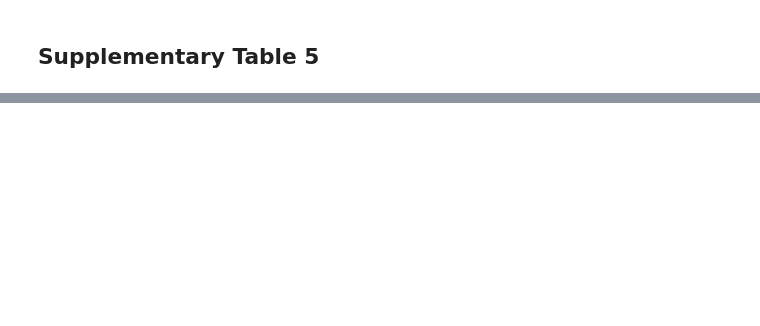
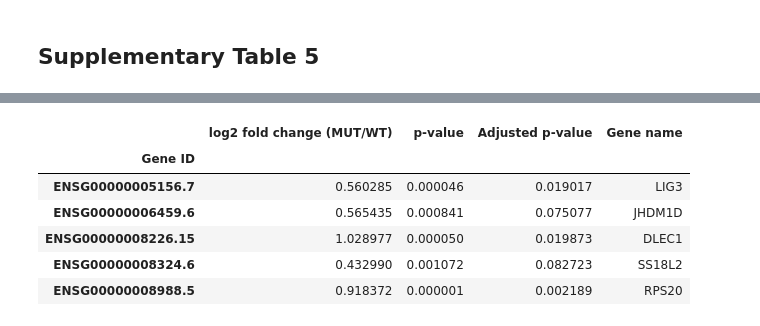
Before and after one commit to cdeboever3/deboever-sf3b1-2015, a Jupyter notebook: notebooks/supplementary_tables.ipynb, the cells around one changed output, grey strips where cells are left out. Drawn from its saved outputs; the diff is of its cells as text; code cells hidden in the pictures; blank space fills up the shorter version.

```diff
--- a/notebooks/supplementary_tables.ipynb
+++ b/notebooks/supplementary_tables.ipynb
@@ -190,0 +203,23 @@ stable05.head()
+# %%
+stable06 = pd.read_csv(ds.brca_cll_um_deseq2_results,
+                       index_col=0, header=0)
+stable06 = stable06.dropna(subset=['padj'])
+stable06 = stable06[stable06.padj < ds.deseq2_p_cutoff]
+stable06 = stable06[['log2FoldChange', 'pvalue', 'padj']]
+stable06.columns = ['log2 fold change (MUT/WT)', 'p-value',
+                    'Adjusted p-value']
+stable06['Gene name'] = gene_info.ix[stable06.index, 'gene_name']
+stable06.index.name = 'Gene ID'
+
+stable06.to_csv(os.path.join(outdir, 'stable06.tsv'),
+                sep='\t')
+
+stable06.head()
+# %% [output]
+|  | log2 fold change (MUT/WT) | p-value | Adjusted p-value | Gene name |
+| Gene ID |  |  |  |  |
+| ENSG00000005156.7 | 0.560285 | 0.000046 | 0.019017 | LIG3 |
+| ENSG00000006459.6 | 0.565435 | 0.000841 | 0.075077 | JHDM1D |
+| ENSG00000008226.15 | 1.028977 | 0.000050 | 0.019873 | DLEC1 |
+| ENSG00000008324.6 | 0.432990 | 0.001072 | 0.082723 | SS18L2 |
+| ENSG00000008988.5 | 0.918372 | 0.000001 | 0.002189 | RPS20 |
```
Also changed, not shown: parts of 7 cells of this notebook, 4 other files.
